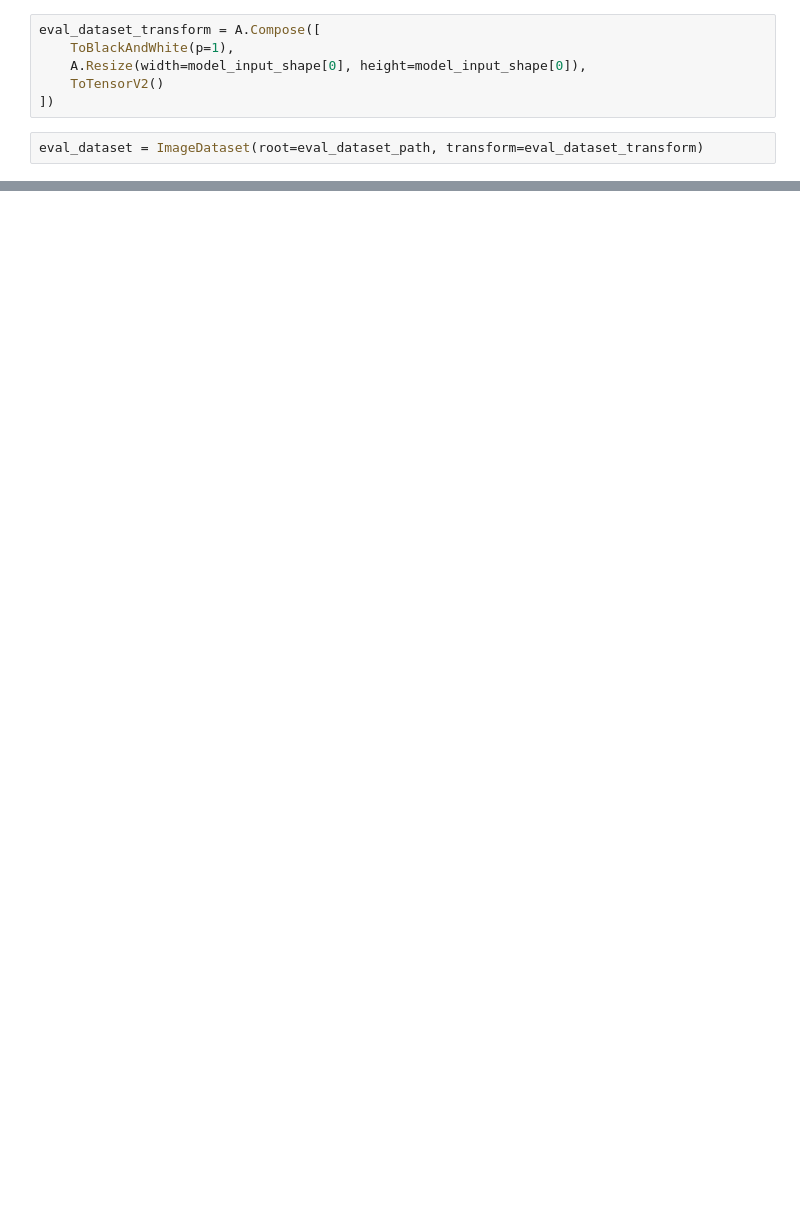
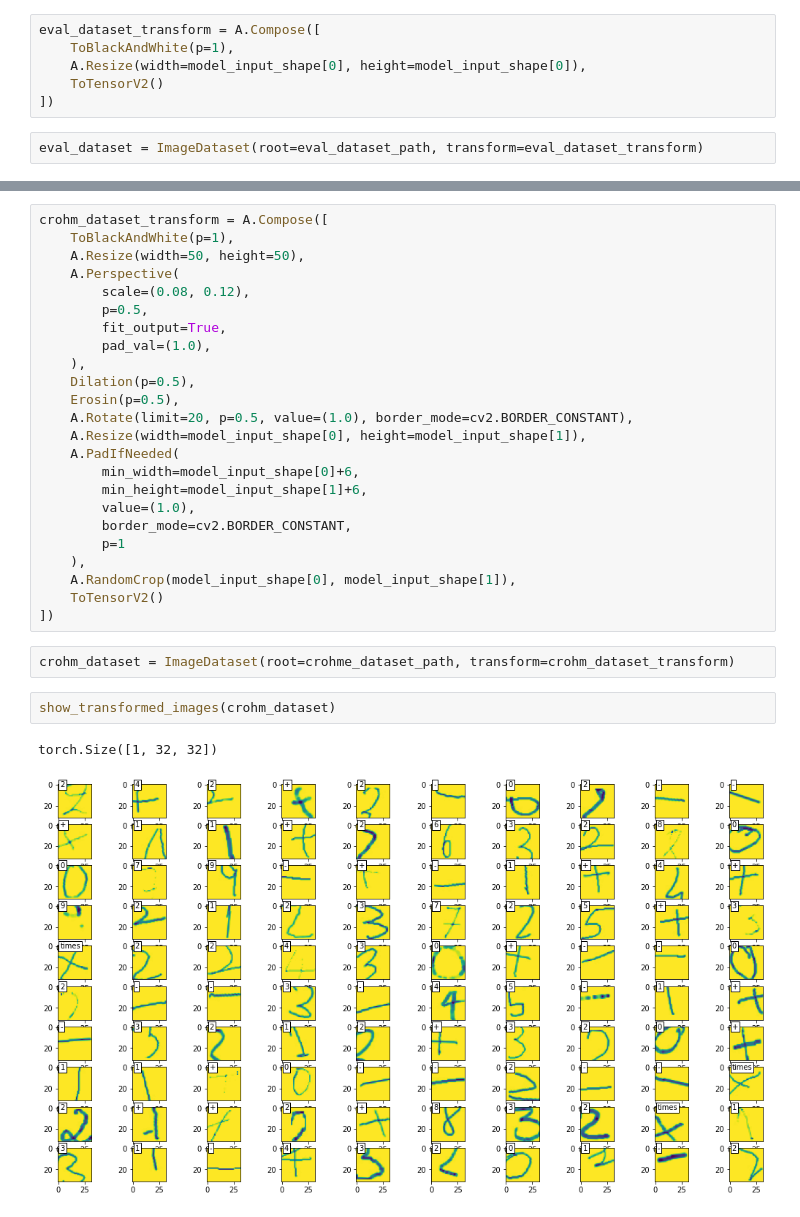
Before and after one commit to shubham-shinde/optical_character_recognition, a Jupyter notebook: notebooks/Train-Eval Data Augmentation.ipynb, the cells around one changed output, grey strips where cells are left out. Cells and saved outputs as stored; diff of their text form; blank space fills up the shorter version.

```diff
--- a/notebooks/Train-Eval Data Augmentation.ipynb
+++ b/notebooks/Train-Eval Data Augmentation.ipynb
@@ -130,0 +178,31 @@ torch.Size([1, 32, 32])
+# %%
+crohm_dataset_transform = A.Compose([
+    ToBlackAndWhite(p=1),
+    A.Resize(width=50, height=50),
+    A.Perspective(
+        scale=(0.08, 0.12),
+        p=0.5,
+        fit_output=True,
+        pad_val=(1.0),
+    ),
+    Dilation(p=0.5),
+    Erosin(p=0.5),
+    A.Rotate(limit=20, p=0.5, value=(1.0), border_mode=cv2.BORDER_CONSTANT),
+    A.Resize(width=model_input_shape[0], height=model_input_shape[1]),
+    A.PadIfNeeded(
+        min_width=model_input_shape[0]+6,
+        min_height=model_input_shape[1]+6,
+        value=(1.0),
+        border_mode=cv2.BORDER_CONSTANT,
+        p=1
+    ),
+    A.RandomCrop(model_input_shape[0], model_input_shape[1]),
+    ToTensorV2()
+])
+# %%
+crohm_dataset = ImageDataset(root=crohme_dataset_path, transform=crohm_dataset_transform)
+# %%
+show_transformed_images(crohm_dataset)
+# %% [output]
+torch.Size([1, 32, 32])
+[figure, added]
```
Also changed, not shown: parts of 13 cells of this notebook, 4 other files.
